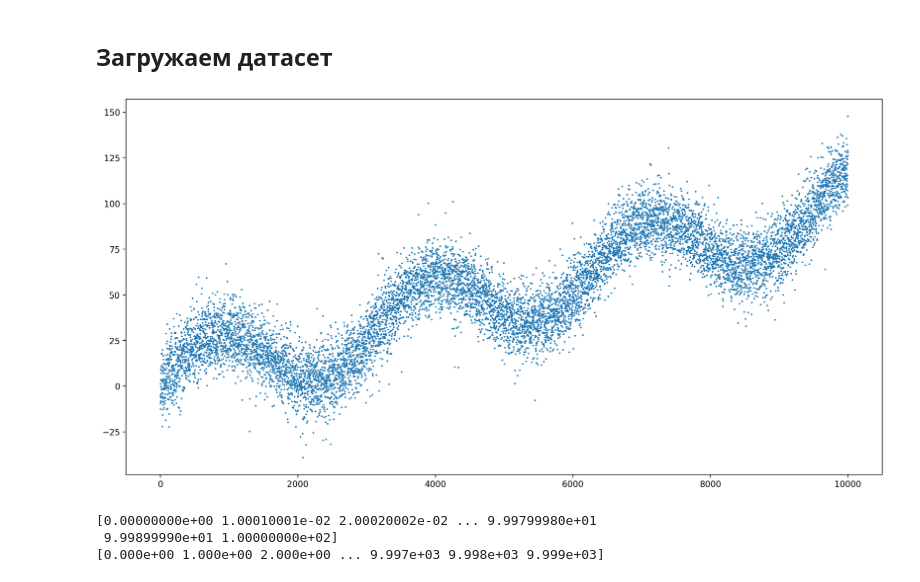
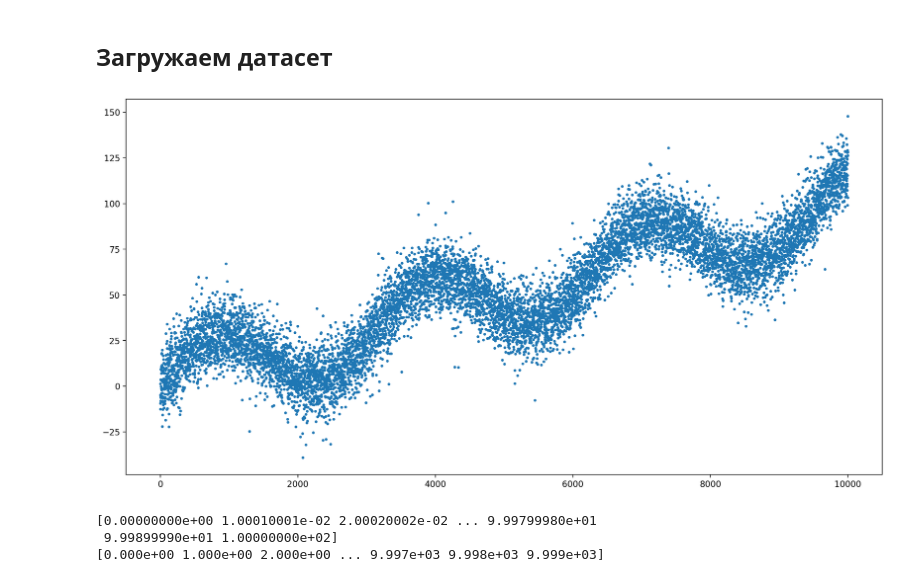
Before and after one commit to xitowzys-ISU/Removing-Outliers, a Jupyter notebook: exam.ipynb, the cells around one changed output. Drawn from its saved outputs; the diff is of its cells as text; code cells hidden in the pictures.

```diff
--- a/exam.ipynb
+++ b/exam.ipynb
@@ -24,10 +24,10 @@ dataset = np.array(dataset)
 x = np.arange(dataset.size, dtype='float64')
 # %%
 plt.figure(figsize=(16, 8))
-plt.scatter(x, dataset, s=1)
+plt.scatter(x, dataset, s=5)
 plt.show()
 # %% [output]
-[figure, old version]
+[figure, new version]
 # %%
 t = np.linspace(0,100,10000)
 print(t)
```
Also changed, not shown: parts of 1 cell of this notebook, 2 other files.
